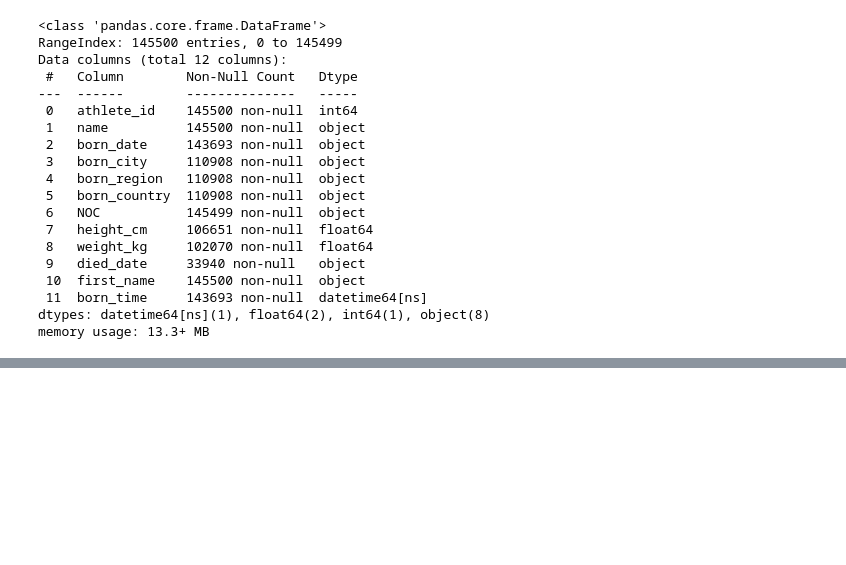
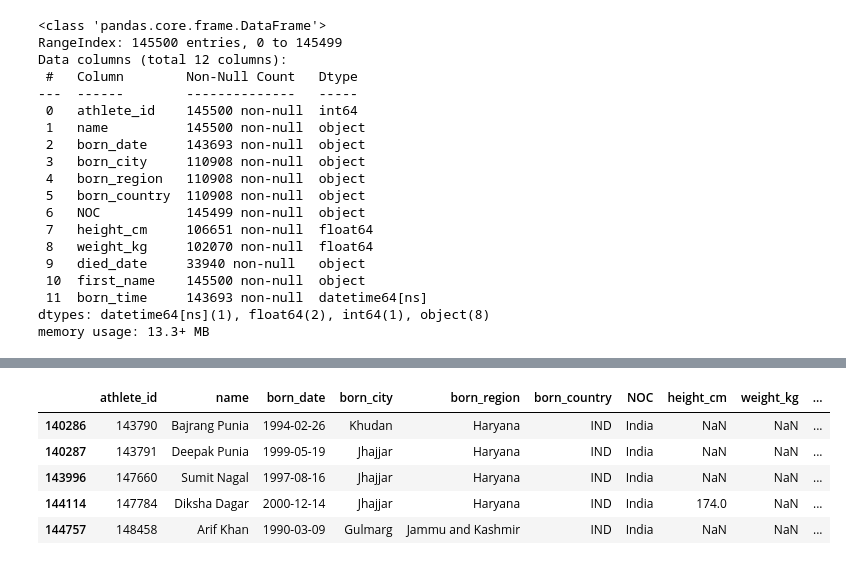
Before and after one commit to keshav2603/pandas-basic, a Jupyter notebook: first.ipynb, the cells around one changed output, grey strips where cells are left out. Saved outputs shown, nothing was run; the diff lists cells and outputs as text; code cells hidden in the pictures; blank space fills up the shorter version.

```diff
--- a/first.ipynb
+++ b/first.ipynb
@@ -535,0 +609,9 @@ bios_new.head()
+# %%
+new_df.tail()
+# %% [output]
+|  | athlete_id | name | born_date | born_city | born_region | born_country | NOC | height_cm | weight_kg | ... |
+| 140286 | 143790 | Bajrang Punia | 1994-02-26 | Khudan | Haryana | IND | India | NaN | NaN | ... |
+| 140287 | 143791 | Deepak Punia | 1999-05-19 | Jhajjar | Haryana | IND | India | NaN | NaN | ... |
+| 143996 | 147660 | Sumit Nagal | 1997-08-16 | Jhajjar | Haryana | IND | India | NaN | NaN | ... |
+| 144114 | 147784 | Diksha Dagar | 2000-12-14 | Jhajjar | Haryana | IND | India | 174.0 | NaN | ... |
+| 144757 | 148458 | Arif Khan | 1990-03-09 | Gulmarg | Jammu and Kashmir | IND | India | NaN | NaN | ... |
```
Also changed, not shown: parts of 24 cells of this notebook, 1 other file.
